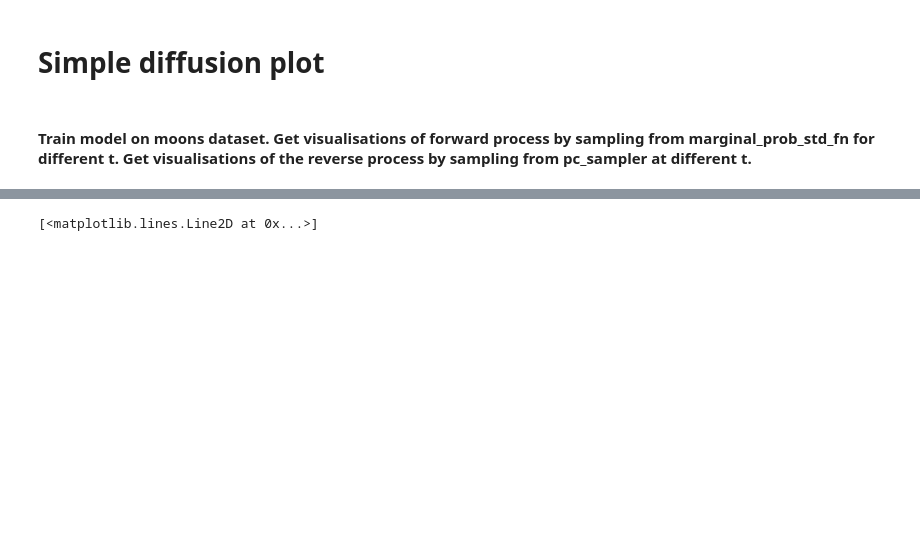
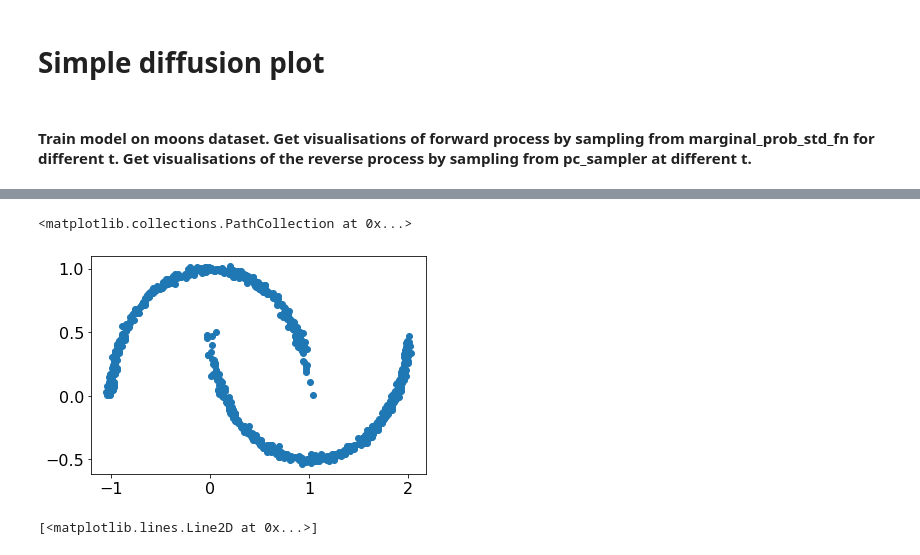
Before and after one commit to harrya32/conditional_diffusion_simulation, a Jupyter notebook: Plotting.ipynb, the cells around one changed output, grey strips where cells are left out. Drawn from its saved outputs; the diff is of its cells as text; code cells hidden in the pictures; blank space fills up the shorter version.

```diff
--- a/Plotting.ipynb
+++ b/Plotting.ipynb
@@ -42,3 +51,10 @@ moons = datasets.make_moons(n_samples=5000, noise=0.01)[0]
+# %%
+pc_samples = pc_sampler(score_model, marginal_prob_std_fn, diffusion_coeff_fn, batch_size = 1000)
+# %%
+plt.scatter(pc_samples[:,0], pc_samples[:,1])
+# %% [output]
+<matplotlib.collections.PathCollection at 0x...>
+[figure, added]
 # %%
 #Implimentation from shi et al - best model so far :)
 class ScoreNet_2D(nn.Module):
```
Also changed, not shown: parts of 60 cells of this notebook, 3 other files.
